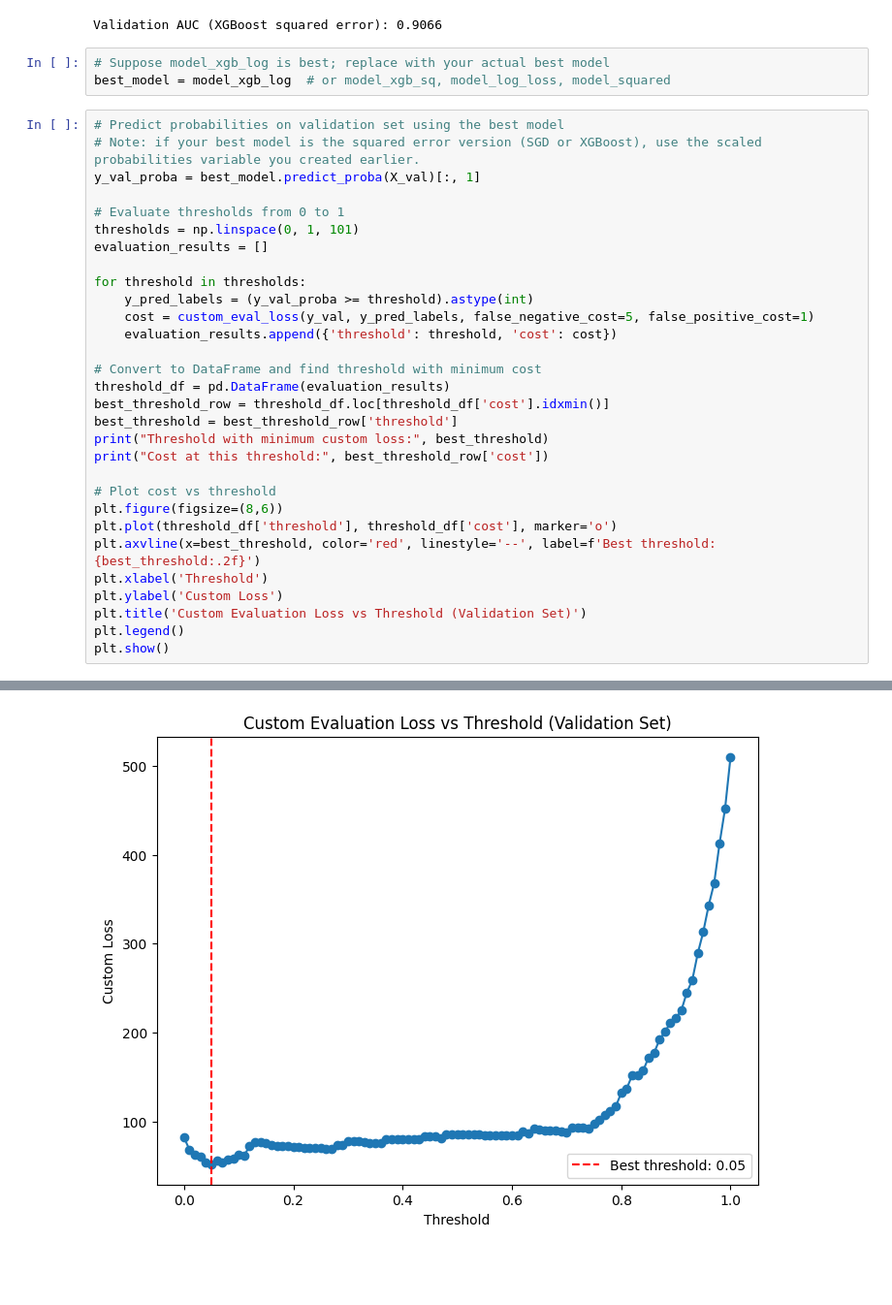
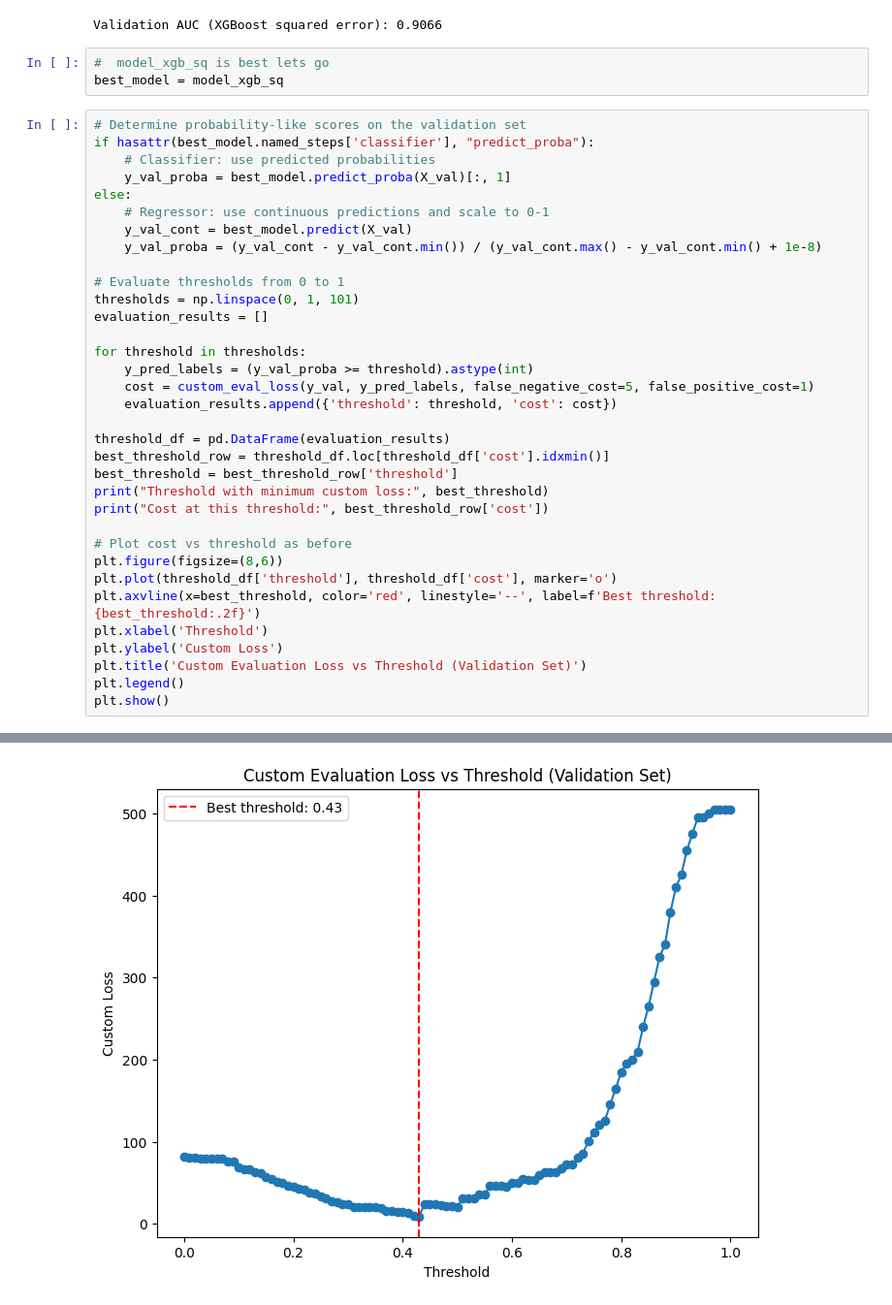
Before and after one commit to WildSphee/5106-project2, a Jupyter notebook: analysis.ipynb, the cells around one changed output, grey strips where cells are left out. Shown: that part at 97% size. Saved outputs shown, nothing was run; the diff lists cells and outputs as text; blank space fills up the shorter version.

```diff
--- a/analysis.ipynb
+++ b/analysis.ipynb
@@ -249,12 +249,17 @@ print(f"Validation AUC (XGBoost squared error): {auc_xgb_sq:.4f}")
 # %% [output]
 Validation AUC (XGBoost squared error): 0.9066
 # %%
-# Suppose model_xgb_log is best; replace with your actual best model
-best_model = model_xgb_log  # or model_xgb_sq, model_log_loss, model_squared
+#  model_xgb_sq is best lets go
+best_model = model_xgb_sq
 # %%
-# Predict probabilities on validation set using the best model
-# Note: if your best model is the squared error version (SGD or XGBoost), use the scaled probabilities variable you created earlier.
-y_val_proba = best_model.predict_proba(X_val)[:, 1]
+# Determine probability-like scores on the validation set
+if hasattr(best_model.named_steps['classifier'], "predict_proba"):
+    # Classifier: use predicted probabilities
+    y_val_proba = best_model.predict_proba(X_val)[:, 1]
+else:
+    # Regressor: use continuous predictions and scale to 0-1
+    y_val_cont = best_model.predict(X_val)
+    y_val_proba = (y_val_cont - y_val_cont.min()) / (y_val_cont.max() - y_val_cont.min() + 1e-8)
 
 # Evaluate thresholds from 0 to 1
 thresholds = np.linspace(0, 1, 101)
@@ -265,14 +270,13 @@ for threshold in thresholds:
     cost = custom_eval_loss(y_val, y_pred_labels, false_negative_cost=5, false_positive_cost=1)
     evaluation_results.append({'threshold': threshold, 'cost': cost})
 
-# Convert to DataFrame and find threshold with minimum cost
 threshold_df = pd.DataFrame(evaluation_results)
 best_threshold_row = threshold_df.loc[threshold_df['cost'].idxmin()]
 best_threshold = best_threshold_row['threshold']
 print("Threshold with minimum custom loss:", best_threshold)
 print("Cost at this threshold:", best_threshold_row['cost'])
 
-# Plot cost vs threshold
+# Plot cost vs threshold as before
 plt.figure(figsize=(8,6))
 plt.plot(threshold_df['threshold'], threshold_df['cost'], marker='o')
 plt.axvline(x=best_threshold, color='red', linestyle='--', label=f'Best threshold: {best_threshold:.2f}')
@@ -287,4 +291,4 @@ Cost at this threshold: 52.0
-[figure, old version]
+[figure, new version]
 # %%
 # Fit the best model on full training+validation data
 best_model.fit(pd.concat([X_train, X_val]), pd.concat([y_train, y_val]))
```
Also changed, not shown: parts of 3 cells of this notebook.
